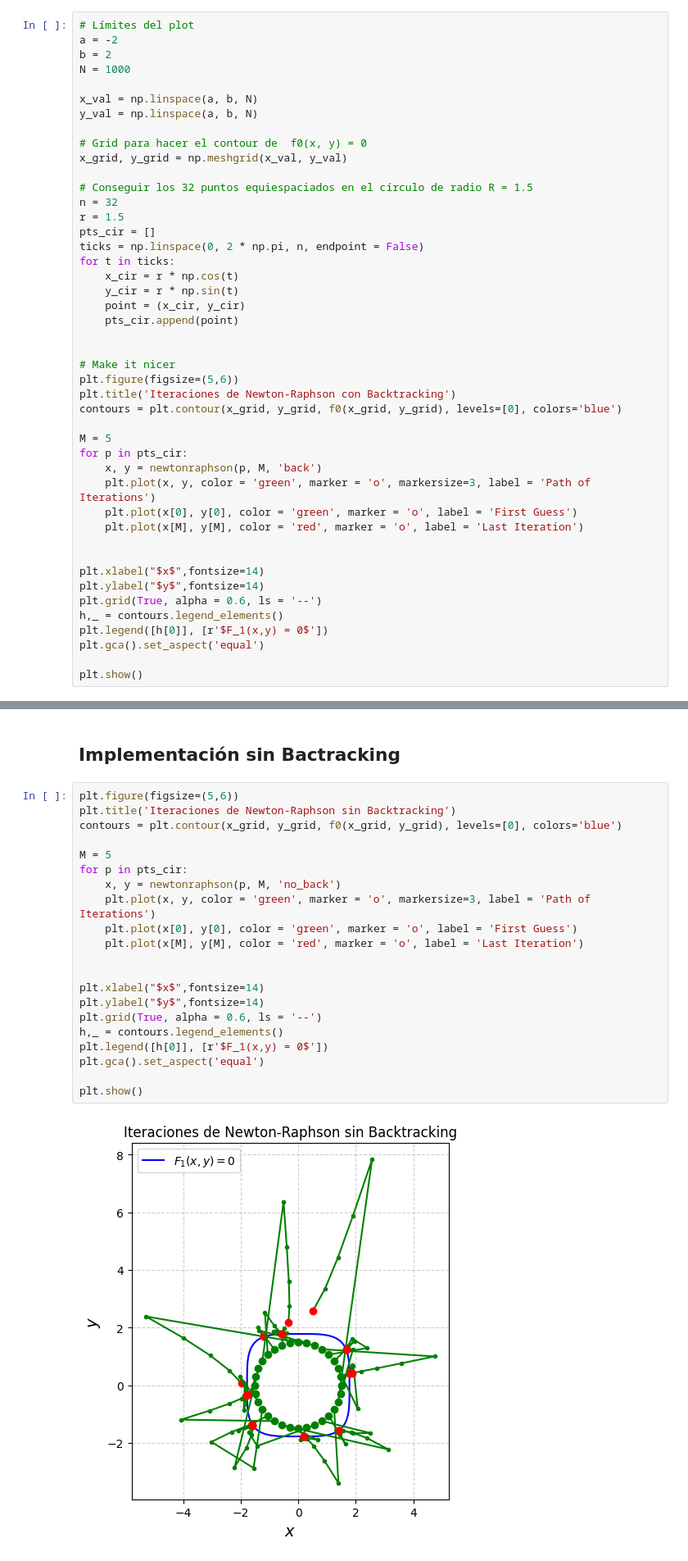
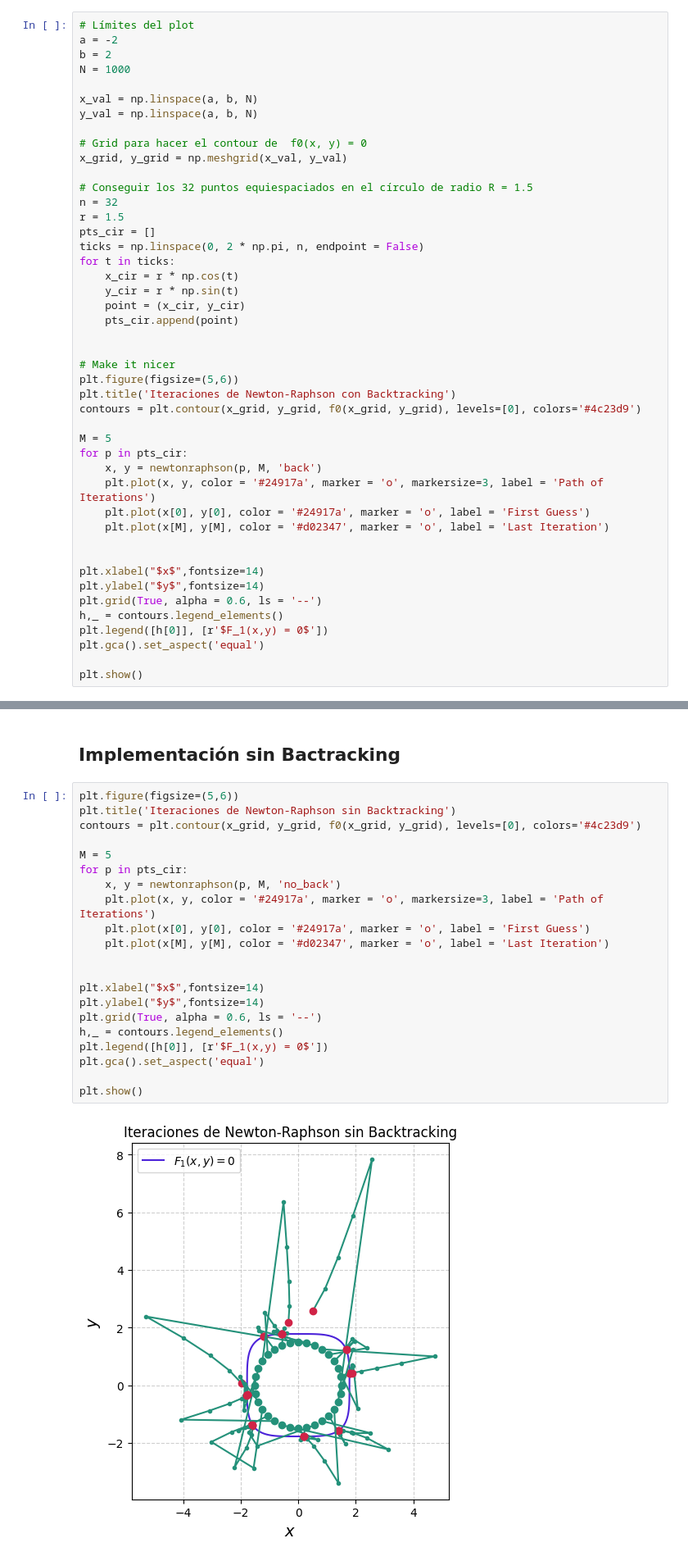
Before and after one commit to CrushinAngel/NUmericos_3, a Jupyter notebook: newton_several_variables.ipynb, the cells around one changed output, grey strips where cells are left out. Shown: that part at 82% size. Drawn from its saved outputs; the diff is of its cells as text.

```diff
--- a/newton_several_variables.ipynb
+++ b/newton_several_variables.ipynb
@@ -176,14 +176,14 @@ for t in ticks:
 # Make it nicer
 plt.figure(figsize=(5,6))
 plt.title('Iteraciones de Newton-Raphson con Backtracking')
-contours = plt.contour(x_grid, y_grid, f0(x_grid, y_grid), levels=[0], colors='blue')
+contours = plt.contour(x_grid, y_grid, f0(x_grid, y_grid), levels=[0], colors='#4c23d9')
 
 M = 5
 for p in pts_cir:
     x, y = newtonraphson(p, M, 'back')
-    plt.plot(x, y, color = 'green', marker = 'o', markersize=3, label = 'Path of Iterations')
-    plt.plot(x[0], y[0], color = 'green', marker = 'o', label = 'First Guess')
-    plt.plot(x[M], y[M], color = 'red', marker = 'o', label = 'Last Iteration')
+    plt.plot(x, y, color = '#24917a', marker = 'o', markersize=3, label = 'Path of Iterations')
+    plt.plot(x[0], y[0], color = '#24917a', marker = 'o', label = 'First Guess')
+    plt.plot(x[M], y[M], color = '#d02347', marker = 'o', label = 'Last Iteration')
 
 
 plt.xlabel("$x$",fontsize=14)
@@ -205,24 +205,24 @@ de partida escogidos, y se consiguen los 8 ceros esperados según el enunciado
 # %%
 plt.figure(figsize=(5,6))
 plt.title('Iteraciones de Newton-Raphson sin Backtracking')
-contours = plt.contour(x_grid, y_grid, f0(x_grid, y_grid), levels=[0], colors='blue')
+contours = plt.contour(x_grid, y_grid, f0(x_grid, y_grid), levels=[0], colors='#4c23d9')
 
 M = 5
 for p in pts_cir:
     x, y = newtonraphson(p, M, 'no_back')
-    plt.plot(x, y, color = 'green', marker = 'o', markersize=3, label = 'Path of Iterations')
-    plt.plot(x[0], y[0], color = 'green', marker = 'o', label = 'First Guess')
-    plt.plot(x[M], y[M], color = 'red', marker = 'o', label = 'Last Iteration')
+    plt.plot(x, y, color = '#24917a', marker = 'o', markersize=3, label = 'Path of Iterations')
+    plt.plot(x[0], y[0], color = '#24917a', marker = 'o', label = 'First Guess')
+    plt.plot(x[M], y[M], color = '#d02347', marker = 'o', label = 'Last Iteration')
 
 
 plt.xlabel("$x$",fontsize=14)
 plt.ylabel("$y$",fontsize=14)
 plt.grid(True, alpha = 0.6, ls = '--')
 h,_ = contours.legend_elements()
 plt.legend([h[0]], [r'$F_1(x,y) = 0$'])
 plt.gca().set_aspect('equal')
 
 plt.show()
 # %% [output]
-[figure, old version]
+[figure, new version]
 # %% [markdown]
```
Also changed, not shown: parts of 2 cells of this notebook, 2 other files.
